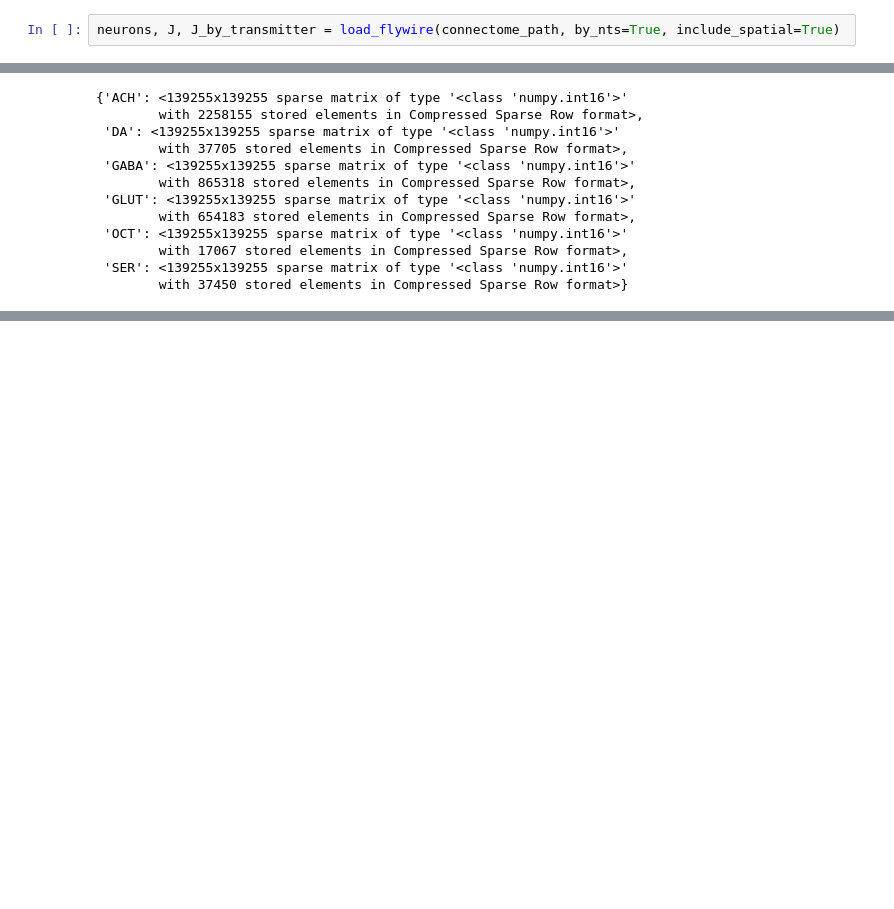
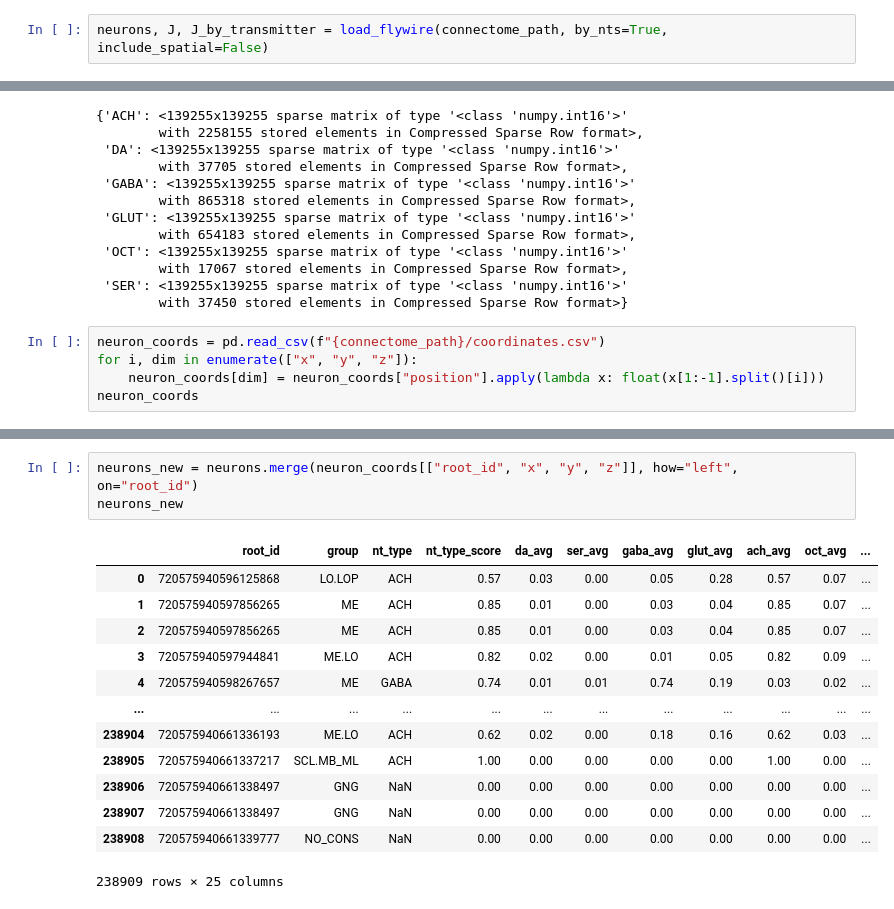
Before and after one commit to alitwinkumar/connectome_tools, a Jupyter notebook: examples/_test.ipynb, the cells around one changed output, grey strips where cells are left out. Drawn from its saved outputs; the diff is of its cells as text; blank space fills up the shorter version.

Commit message:
make test notebook recreate adding spatial location

```diff
--- a/examples/_test.ipynb
+++ b/examples/_test.ipynb
@@ -6,7 +7,7 @@ connectome_path = "/Users/chase/Documents/science/drosophila/connectomes/flywire
 # %% [markdown]
 Example view return values of `load_flywire`
 # %%
-neurons, J, J_by_transmitter = load_flywire(connectome_path, by_nts=True, include_spatial=True)
+neurons, J, J_by_transmitter = load_flywire(connectome_path, by_nts=True, include_spatial=False)
 # %%
 neurons.head()
 # %% [output]
@@ -37,3 +38,8 @@ J_by_transmitter
         with 17067 stored elements in Compressed Sparse Row format>,
  'SER': <139255x139255 sparse matrix of type '<class 'numpy.int16'>'
         with 37450 stored elements in Compressed Sparse Row format>}
+# %%
+neuron_coords = pd.read_csv(f"{connectome_path}/coordinates.csv")
+for i, dim in enumerate(["x", "y", "z"]):
+    neuron_coords[dim] = neuron_coords["position"].apply(lambda x: float(x[1:-1].split()[i]))
+neuron_coords
@@ -39,0 +60,17 @@ J_by_transmitter
+# %%
+neurons_new = neurons.merge(neuron_coords[["root_id", "x", "y", "z"]], how="left", on="root_id")
+neurons_new
+# %% [output]
+|  | root_id | group | nt_type | nt_type_score | da_avg | ser_avg | gaba_avg | glut_avg | ach_avg | oct_avg | ... |
+| 0 | 720575940596125868 | LO.LOP | ACH | 0.57 | 0.03 | 0.00 | 0.05 | 0.28 | 0.57 | 0.07 | ... |
+| 1 | 720575940597856265 | ME | ACH | 0.85 | 0.01 | 0.00 | 0.03 | 0.04 | 0.85 | 0.07 | ... |
+| 2 | 720575940597856265 | ME | ACH | 0.85 | 0.01 | 0.00 | 0.03 | 0.04 | 0.85 | 0.07 | ... |
+| 3 | 720575940597944841 | ME.LO | ACH | 0.82 | 0.02 | 0.00 | 0.01 | 0.05 | 0.82 | 0.09 | ... |
+| 4 | 720575940598267657 | ME | GABA | 0.74 | 0.01 | 0.01 | 0.74 | 0.19 | 0.03 | 0.02 | ... |
+| ... | ... | ... | ... | ... | ... | ... | ... | ... | ... | ... | ... |
+| 238904 | 720575940661336193 | ME.LO | ACH | 0.62 | 0.02 | 0.00 | 0.18 | 0.16 | 0.62 | 0.03 | ... |
+| 238905 | 720575940661337217 | SCL.MB_ML | ACH | 1.00 | 0.00 | 0.00 | 0.00 | 0.00 | 1.00 | 0.00 | ... |
+| 238906 | 720575940661338497 | GNG | NaN | 0.00 | 0.00 | 0.00 | 0.00 | 0.00 | 0.00 | 0.00 | ... |
+| 238907 | 720575940661338497 | GNG | NaN | 0.00 | 0.00 | 0.00 | 0.00 | 0.00 | 0.00 | 0.00 | ... |
+| 238908 | 720575940661339777 | NO_CONS | NaN | 0.00 | 0.00 | 0.00 | 0.00 | 0.00 | 0.00 | 0.00 | ... |
+238909 rows × 25 columns
```
Also changed, not shown: parts of 6 cells of this notebook.
